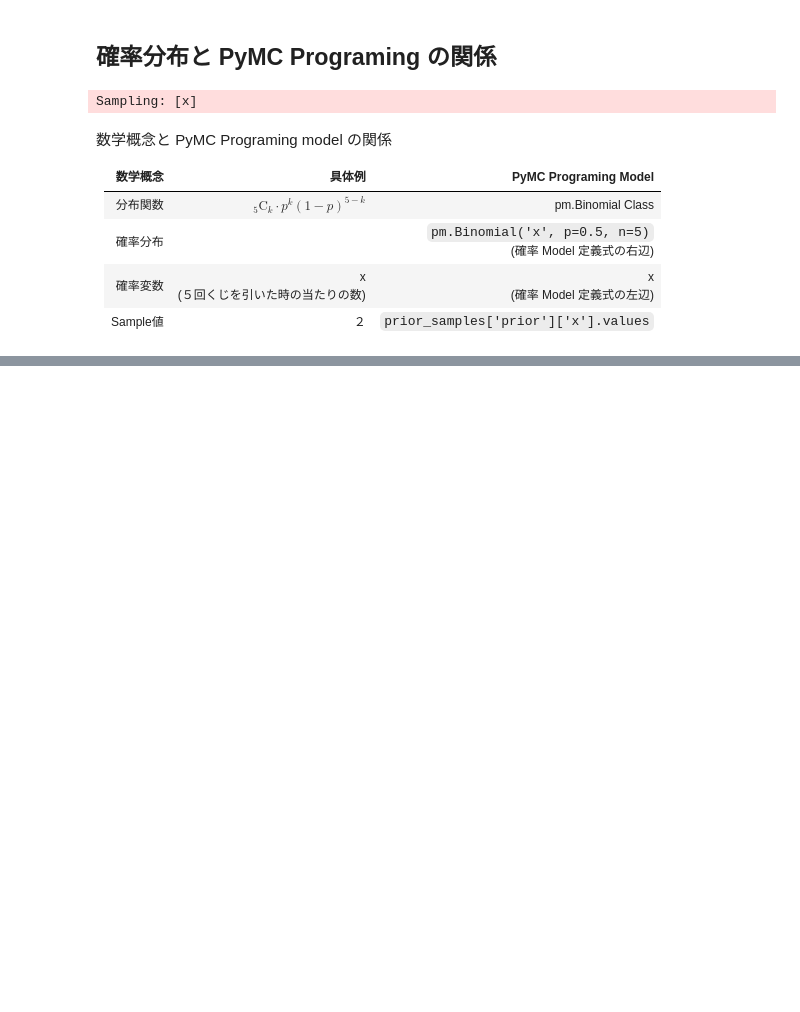
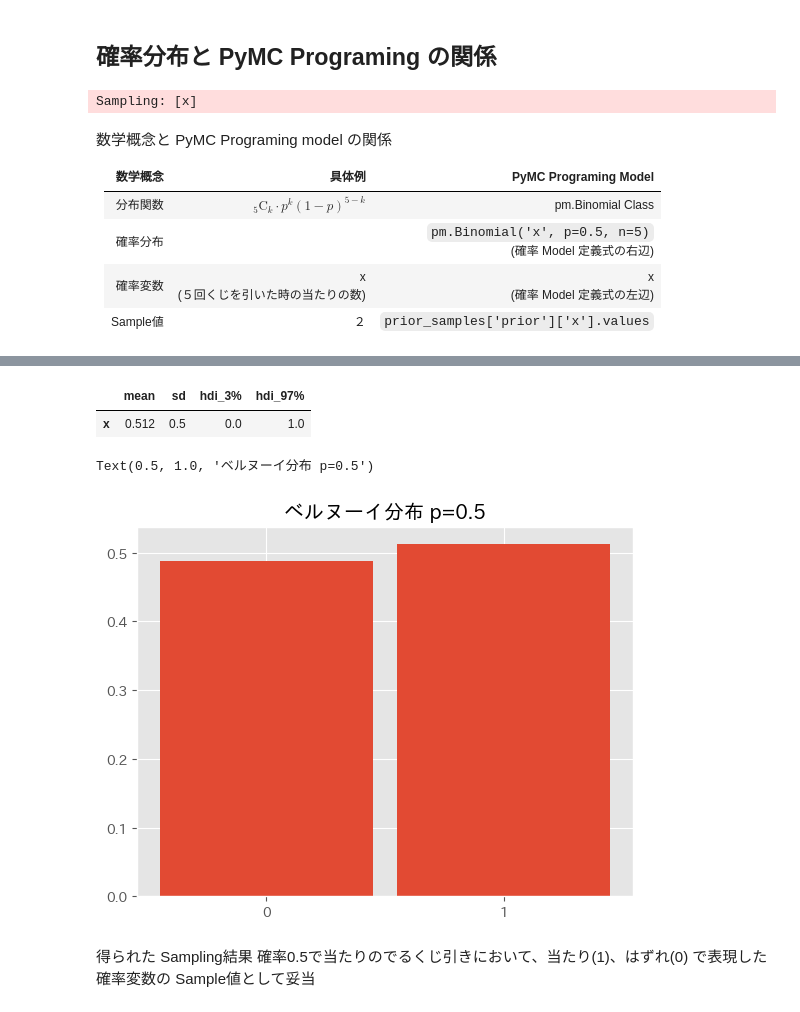
Before and after one commit to 1024xx4/py_bayes_intro, a Jupyter notebook: notebook.ipynb, the cells around one changed output, grey strips where cells are left out. Saved outputs shown, nothing was run; the diff lists cells and outputs as text; code cells hidden in the pictures; blank space fills up the shorter version.

Commit message:
Feat: ベルヌーイ分布（pm.Bernoulli Class）を表現する

```diff
--- a/notebook.ipynb
+++ b/notebook.ipynb
@@ -192,0 +211,16 @@ Sample値 | ２ | `prior_samples['prior']['x'].values`
+# %%
+# ベルヌーイ分布の確率 Model 定義
+
+# Parameter設定
+p = 0.5
+
+model1 = pm.Model()
+with model1:
+    # pm.Bernoulli: ベルヌーイ分布
+    # p: 当たる確率
+    x = pm.Bernoulli('x', p=p)
+# %%
+# 事前分布の Sampling
+
+with model1:
+    prior_samples1 = pm.sample_prior_predictive(random_seed=42)
@@ -192,0 +229,4 @@ Sample値 | ２ | `prior_samples['prior']['x'].values`
+# %%
+# NumPy 形式の Sample値
+x_samples1 = prior_samples1['prior']['x'].values
+print(x_samples1)
@@ -192,0 +248,17 @@ Sample値 | ２ | `prior_samples['prior']['x'].values`
+# %%
+# Sampling 結果の
+summary1 = az.summary(prior_samples1, kind='stats')
+display(summary1)
+# %% [output]
+|  | mean | sd | hdi_3% | hdi_97% |
+| x | 0.512 | 0.5 | 0.0 | 1.0 |
+# %%
+# Sampling結果の可視化
+ax = az.plot_dist(x_samples1)
+ax.set_title(f'ベルヌーイ分布 p={p}')
+# %% [output]
+Text(0.5, 1.0, 'ベルヌーイ分布 p=0.5')
+[figure, added]
+# %% [markdown]
+得られた Sampling結果
+確率0.5で当たりのでるくじ引きにおいて、当たり(1)、はずれ(0) で表現した確率変数の Sample値として妥当
```
Also changed, not shown: parts of 5 cells of this notebook.
